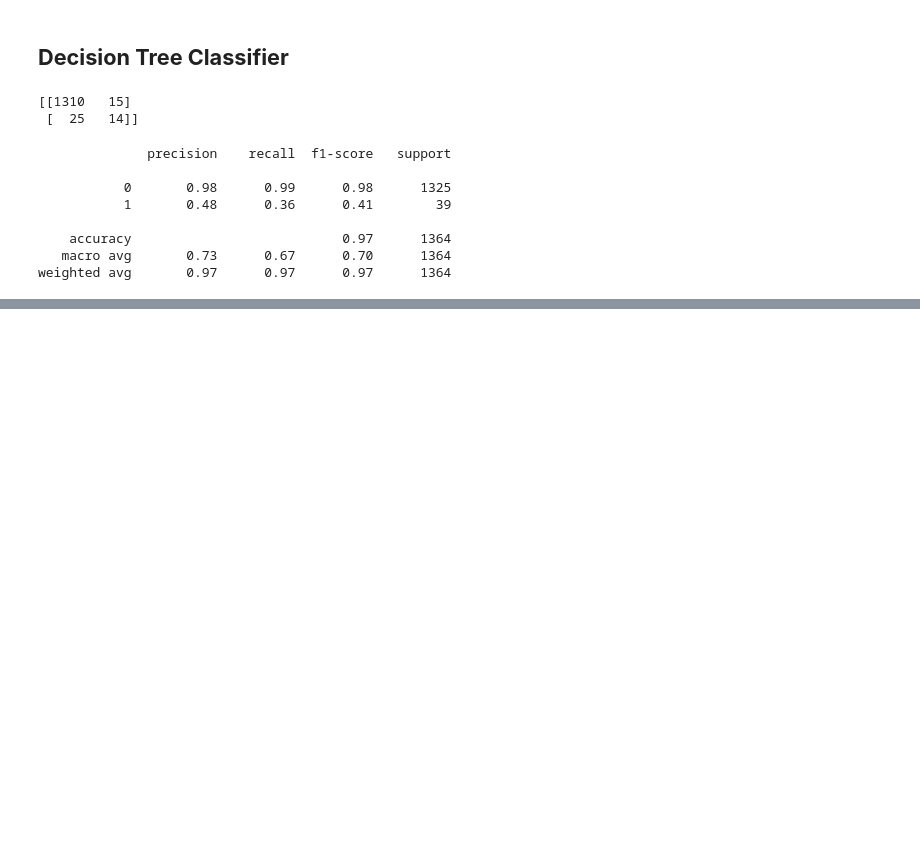
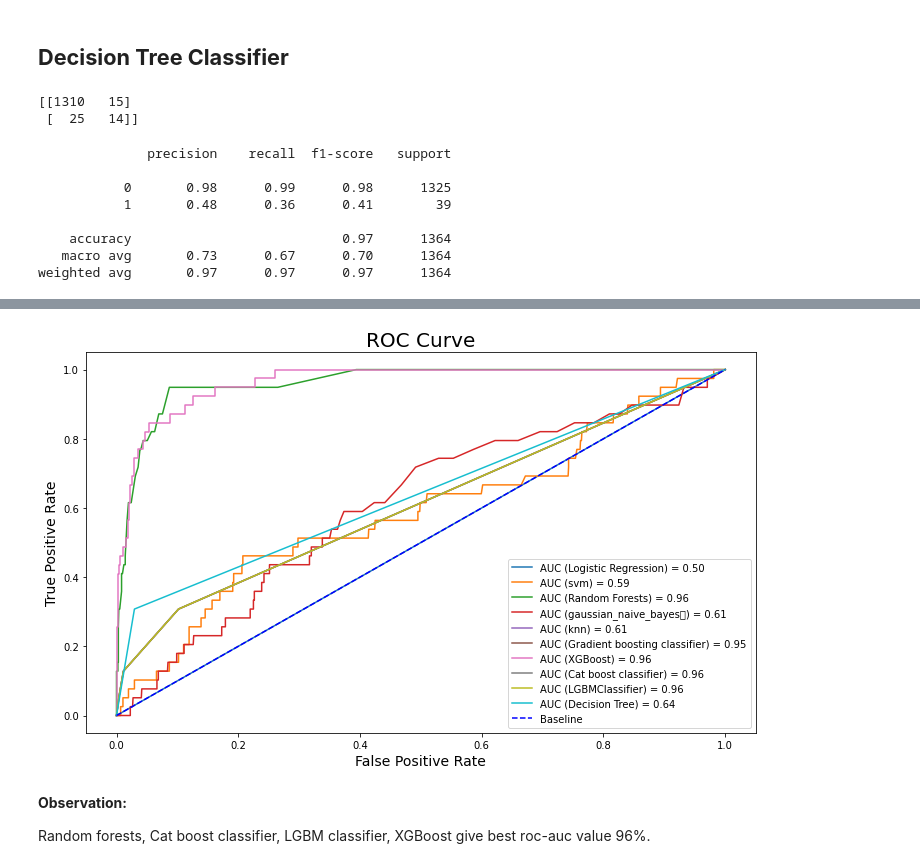
Before and after one commit to Bhushan271098/COMPANY-BANKRUPTCY-PREDICTION, a Jupyter notebook: Final_Copy_of_COMPANY_BANKRUPTCY_PREDICTION.ipynb, the cells around one changed output, grey strips where cells are left out. Saved outputs shown, nothing was run; the diff lists cells and outputs as text; code cells hidden in the pictures; blank space fills up the shorter version.

```diff
--- a/Final_Copy_of_COMPANY_BANKRUPTCY_PREDICTION.ipynb
+++ b/Final_Copy_of_COMPANY_BANKRUPTCY_PREDICTION.ipynb
@@ -1394,0 +1574,57 @@ display(SVG(graph.pipe(format='svg')))
+# %%
+from sklearn.metrics import roc_auc_score, roc_curve
+
+y_test_int = y_test
+auc_lr = roc_auc_score(y_test_int, probs_lr)
+fpr_lr, tpr_lr, thresholds_lr = roc_curve(y_test_int, probs_lr)
+
+auc_sv = roc_auc_score(y_test_int, probs_sv)
+fpr_sv, tpr_sv, thresholds_sv = roc_curve(y_test_int, probs_sv)
+
+auc_rf = roc_auc_score(y_test_int, probs_rf)
+fpr_rf, tpr_rf, thresholds_rf = roc_curve(y_test_int, probs_rf)
+
+auc_nb = roc_auc_score(y_test_int, probs_nb)
+fpr_nb, tpr_nb, thresholds_nb = roc_curve(y_test_int, probs_nb)
+
+auc_kn = roc_auc_score(y_test_int, probs_kn)
+fpr_kn, tpr_kn, thresholds_kn = roc_curve(y_test_int, probs_kn)
+
+auc_gb = roc_auc_score(y_test_int, probs_gb)
+fpr_gb, tpr_gb, thresholds_gb = roc_curve(y_test_int, probs_gb)
+
+auc_xg = roc_auc_score(y_test_int, probs_xg)
+fpr_xg, tpr_xg, thresholds_xg = roc_curve(y_test_int, probs_xg)
+
+auc_cb = roc_auc_score(y_test_int, probs_cb)
+fpr_cb, tpr_cb, thresholds_cb = roc_curve(y_test_int, probs_cb)
+
+auc_lgb = roc_auc_score(y_test_int, probs_lgb)
+fpr_lgb, tpr_lgb, thresholds_lgb = roc_curve(y_test_int, probs_lgb)
+
+auc_dt = roc_auc_score(y_test_int, probs_dt)
+fpr_dt, tpr_dt, thresholds_dt = roc_curve(y_test_int, probs_dt)
+
+plt.figure(figsize=(12, 7))
+plt.plot(fpr_lr, tpr_lr, label=f'AUC (Logistic Regression) = {auc_lr:.2f}')
+plt.plot(fpr_sv, tpr_sv, label=f'AUC (svm) = {auc_sv:.2f}')
+plt.plot(fpr_rf, tpr_rf, label=f'AUC (Random Forests) = {auc_rf:.2f}')
+plt.plot(fpr_nb, tpr_nb, label=f'AUC (gaussian_naive_bayes	) = {auc_nb:.2f}')
+plt.plot(fpr_kn, tpr_kn, label=f'AUC (knn) = {auc_kn:.2f}')
+plt.plot(fpr_kn, tpr_kn, label=f'AUC (Gradient boosting classifier) = {auc_gb:.2f}')
+plt.plot(fpr_xg, tpr_xg, label=f'AUC (XGBoost) = {auc_xg:.2f}')
+plt.plot(fpr_kn, tpr_kn, label=f'AUC (Cat boost classifier) = {auc_cb:.2f}')
+plt.plot(fpr_kn, tpr_kn, label=f'AUC (LGBMClassifier) = {auc_lgb:.2f}')
+plt.plot(fpr_dt, tpr_dt, label=f'AUC (Decision Tree) = {auc_dt:.2f}')
+
+plt.plot([0, 1], [0, 1], color='blue', linestyle='--', label='Baseline')
+plt.title('ROC Curve', size=20)
+plt.xlabel('False Positive Rate', size=14)
+plt.ylabel('True Positive Rate', size=14)
+plt.legend();
+# %% [output]
+[figure, added]
+# %% [markdown]
+**Observation:**
+
+Random forests, Cat boost classifier, LGBM classifier, XGBoost give best roc-auc value 96%.
```
Also changed, not shown: parts of 28 cells of this notebook.
